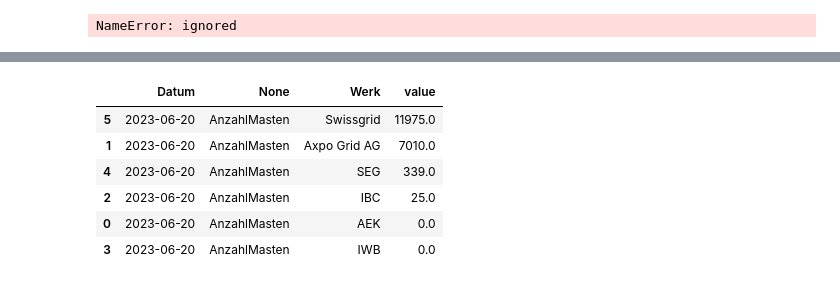
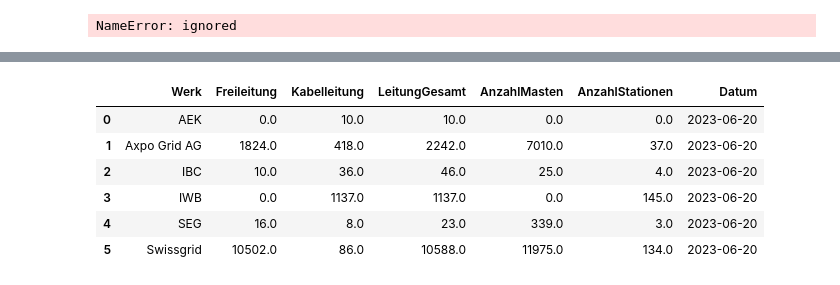
Before and after one commit to SFOE/KeyFiguresElectricalInstallations, a Jupyter notebook: KeyFiguresElectricalInstallations36kV.ipynb, the cells around one changed output, grey strips where cells are left out. Saved outputs shown, nothing was run; the diff lists cells and outputs as text; code cells hidden in the pictures.

```diff
--- a/KeyFiguresElectricalInstallations36kV.ipynb
+++ b/KeyFiguresElectricalInstallations36kV.ipynb
@@ -179,16 +162,20 @@ df
-# %%
-df_all = df.pivot(df,index="Datum", columns=["Werk"], values=['AnzahlMasten'])
-dfTest = df_all.melt(ignore_index=False).reset_index()
-dfTest = dfTest.sort_values('value',ascending=False)
-dfTest
-#dfm = df.melt(ignore_index=False).reset_index()
-#dfTest.plot(figsize=(15,10))
-# %% [output]
-|  | Datum | None | Werk | value |
-| 5 | 2023-06-20 | AnzahlMasten | Swissgrid | 11975.0 |
-| 1 | 2023-06-20 | AnzahlMasten | Axpo Grid AG | 7010.0 |
-| 4 | 2023-06-20 | AnzahlMasten | SEG | 339.0 |
-| 2 | 2023-06-20 | AnzahlMasten | IBC | 25.0 |
-| 0 | 2023-06-20 | AnzahlMasten | AEK | 0.0 |
-| 3 | 2023-06-20 | AnzahlMasten | IWB | 0.0 |
+# %%
+#Daten für Visualisierung laden
+df = pd.read_csv("Kennzahlen_Werke.csv", parse_dates=['Datum'])
+dfVis = df.loc[df.Datum == datetime.today().strftime("%Y-%m-%d")]
+dfVis['Freileitung'] = dfVis['Freileitung']/1000
+dfVis['Kabelleitung'] = dfVis['Kabelleitung']/1000
+dfVis['LeitungGesamt'] = dfVis['LeitungGesamt']/1000
+dfVis['Freileitung'] = dfVis['Freileitung'].round(0)
+dfVis['Kabelleitung'] = dfVis['Kabelleitung'].round(0)
+dfVis['LeitungGesamt'] = dfVis['LeitungGesamt'].round(0)
+dfVis
+# %% [output]
+|  | Werk | Freileitung | Kabelleitung | LeitungGesamt | AnzahlMasten | AnzahlStationen | Datum |
+| 0 | AEK | 0.0 | 10.0 | 10.0 | 0.0 | 0.0 | 2023-06-20 |
+| 1 | Axpo Grid AG | 1824.0 | 418.0 | 2242.0 | 7010.0 | 37.0 | 2023-06-20 |
+| 2 | IBC | 10.0 | 36.0 | 46.0 | 25.0 | 4.0 | 2023-06-20 |
+| 3 | IWB | 0.0 | 1137.0 | 1137.0 | 0.0 | 145.0 | 2023-06-20 |
+| 4 | SEG | 16.0 | 8.0 | 23.0 | 339.0 | 3.0 | 2023-06-20 |
+| 5 | Swissgrid | 10502.0 | 86.0 | 10588.0 | 11975.0 | 134.0 | 2023-06-20 |
 # %%
```
Also changed, not shown: parts of 8 cells of this notebook.
